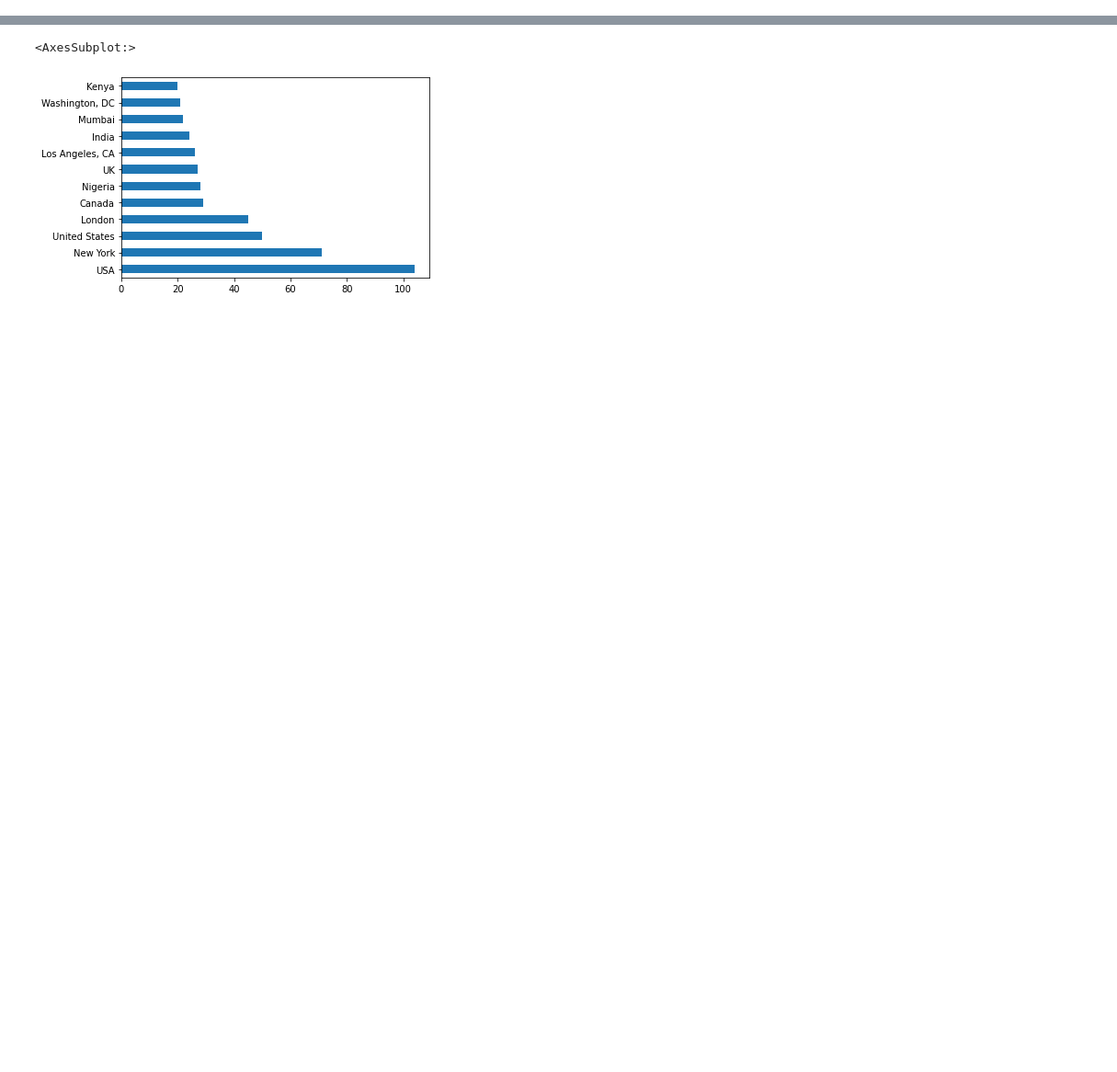
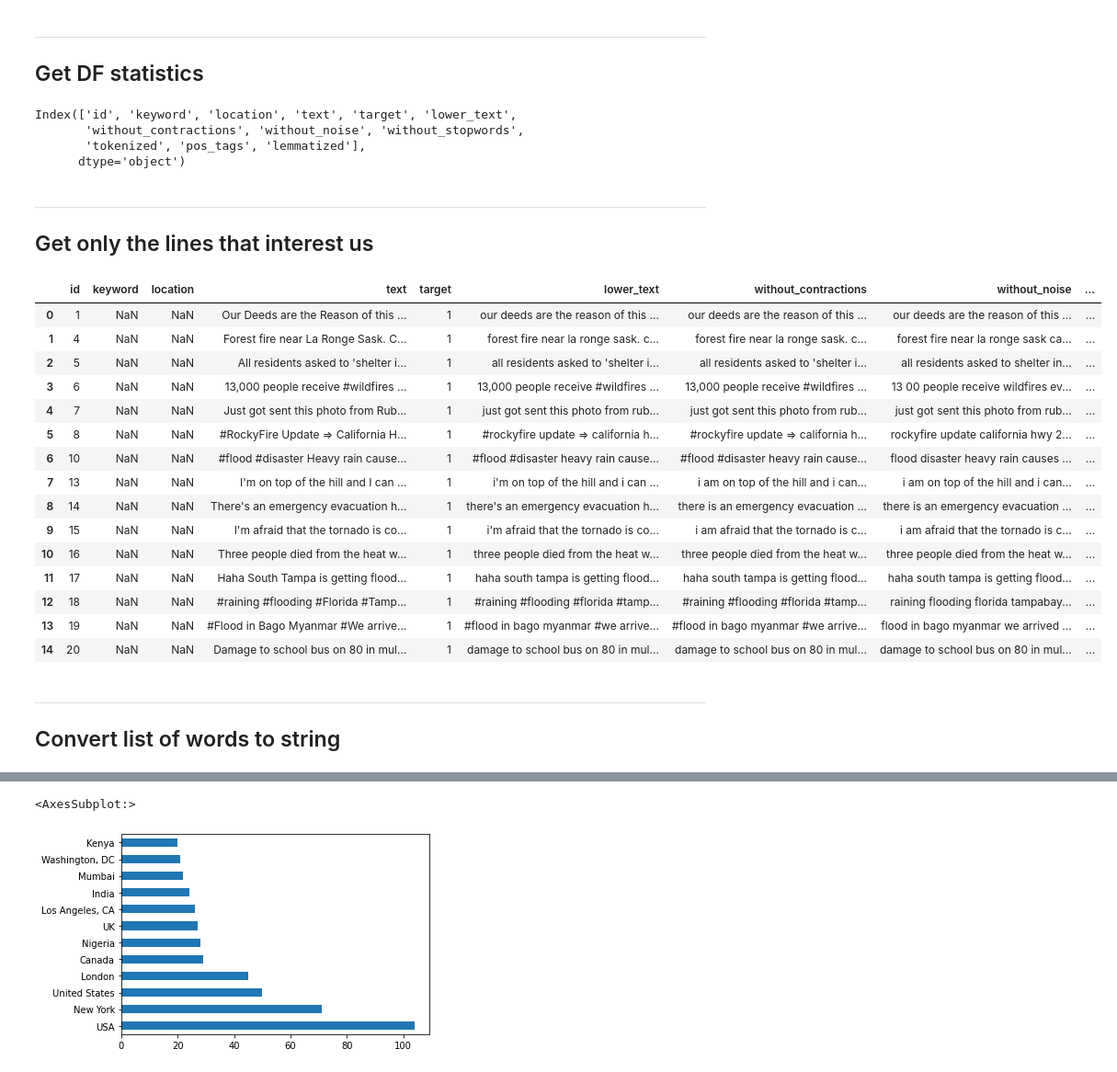
Before and after one commit to SzymkowskiDev/nlp-disaster-tweets, a Jupyter notebook: reports/EDA.ipynb, the cells around one changed output, grey strips where cells are left out. Shown at 92% size. Saved outputs shown, nothing was run; the diff lists cells and outputs as text; code cells hidden in the pictures; blank space fills up the shorter version.

```diff
--- a/reports/EDA.ipynb
+++ b/reports/EDA.ipynb
@@ -0,0 +7,2 @@
+# %%
+DATA_PATH = "../data/clear/"
@@ -0,0 +14,2 @@
+# %%
+NAME = 'clear_20220807_100159_603.csv'
@@ -0,0 +18,10 @@
+# %% [markdown]
+---
+## Get DF statistics
+# %%
+df.columns
+# %% [output]
+Index(['id', 'keyword', 'location', 'text', 'target', 'lower_text',
+       'without_contractions', 'without_noise', 'without_stopwords',
+       'tokenized', 'pos_tags', 'lemmatized'],
+      dtype='object')
@@ -0,0 +30,3 @@
+# %% [markdown]
+---
+## Get only the lines that interest us
@@ -0,0 +35,22 @@
+# %%
+df.head(15)
+# %% [output]
+|  | id | keyword | location | text | target | lower_text | without_contractions | without_noise | ... |
+| 0 | 1 | NaN | NaN | Our Deeds are the Reason of this ... | 1 | our deeds are the reason of this ... | our deeds are the reason of this ... | our deeds are the reason of this ... | ... |
+| 1 | 4 | NaN | NaN | Forest fire near La Ronge Sask. C... | 1 | forest fire near la ronge sask. c... | forest fire near la ronge sask. c... | forest fire near la ronge sask ca... | ... |
+| 2 | 5 | NaN | NaN | All residents asked to 'shelter i... | 1 | all residents asked to 'shelter i... | all residents asked to 'shelter i... | all residents asked to shelter in... | ... |
+| 3 | 6 | NaN | NaN | 13,000 people receive #wildfires ... | 1 | 13,000 people receive #wildfires ... | 13,000 people receive #wildfires ... | 13 00 people receive wildfires ev... | ... |
+| 4 | 7 | NaN | NaN | Just got sent this photo from Rub... | 1 | just got sent this photo from rub... | just got sent this photo from rub... | just got sent this photo from rub... | ... |
+| 5 | 8 | NaN | NaN | #RockyFire Update => California H... | 1 | #rockyfire update => california h... | #rockyfire update => california h... | rockyfire update california hwy 2... | ... |
+| 6 | 10 | NaN | NaN | #flood #disaster Heavy rain cause... | 1 | #flood #disaster heavy rain cause... | #flood #disaster heavy rain cause... | flood disaster heavy rain causes ... | ... |
+| 7 | 13 | NaN | NaN | I'm on top of the hill and I can ... | 1 | i'm on top of the hill and i can ... | i am on top of the hill and i can... | i am on top of the hill and i can... | ... |
+| 8 | 14 | NaN | NaN | There's an emergency evacuation h... | 1 | there's an emergency evacuation h... | there is an emergency evacuation ... | there is an emergency evacuation ... | ... |
+| 9 | 15 | NaN | NaN | I'm afraid that the tornado is co... | 1 | i'm afraid that the tornado is co... | i am afraid that the tornado is c... | i am afraid that the tornado is c... | ... |
+| 10 | 16 | NaN | NaN | Three people died from the heat w... | 1 | three people died from the heat w... | three people died from the heat w... | three people died from the heat w... | ... |
+| 11 | 17 | NaN | NaN | Haha South Tampa is getting flood... | 1 | haha south tampa is getting flood... | haha south tampa is getting flood... | haha south tampa is getting flood... | ... |
+| 12 | 18 | NaN | NaN | #raining #flooding #Florida #Tamp... | 1 | #raining #flooding #florida #tamp... | #raining #flooding #florida #tamp... | raining flooding florida tampabay... | ... |
+| 13 | 19 | NaN | NaN | #Flood in Bago Myanmar #We arrive... | 1 | #flood in bago myanmar #we arrive... | #flood in bago myanmar #we arrive... | flood in bago myanmar we arrived ... | ... |
+| 14 | 20 | NaN | NaN | Damage to school bus on 80 in mul... | 1 | damage to school bus on 80 in mul... | damage to school bus on 80 in mul... | damage to school bus on 80 in mul... | ... |
+# %% [markdown]
+---
+## Convert list of words to string
```
Also changed, not shown: parts of 57 cells of this notebook.
